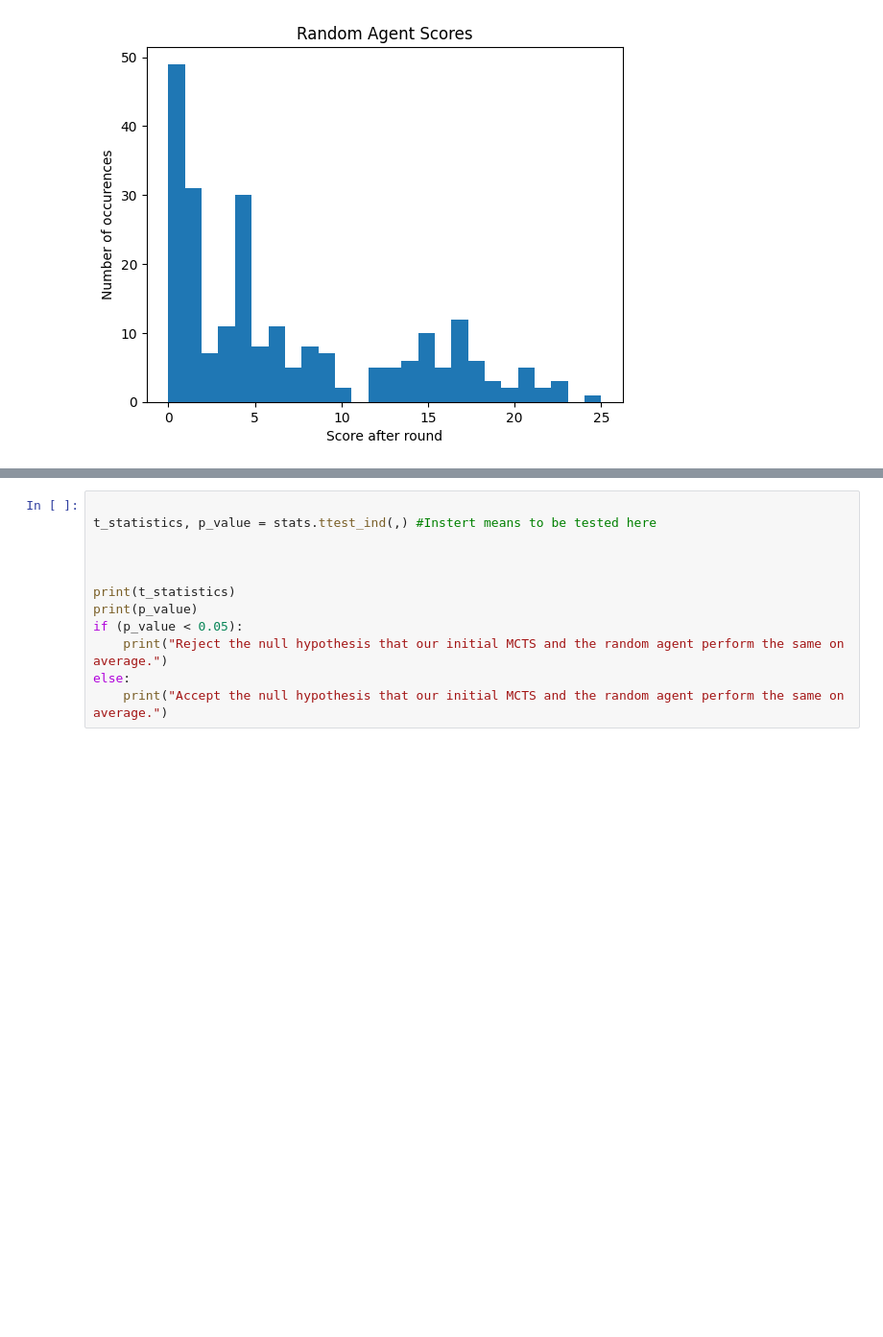
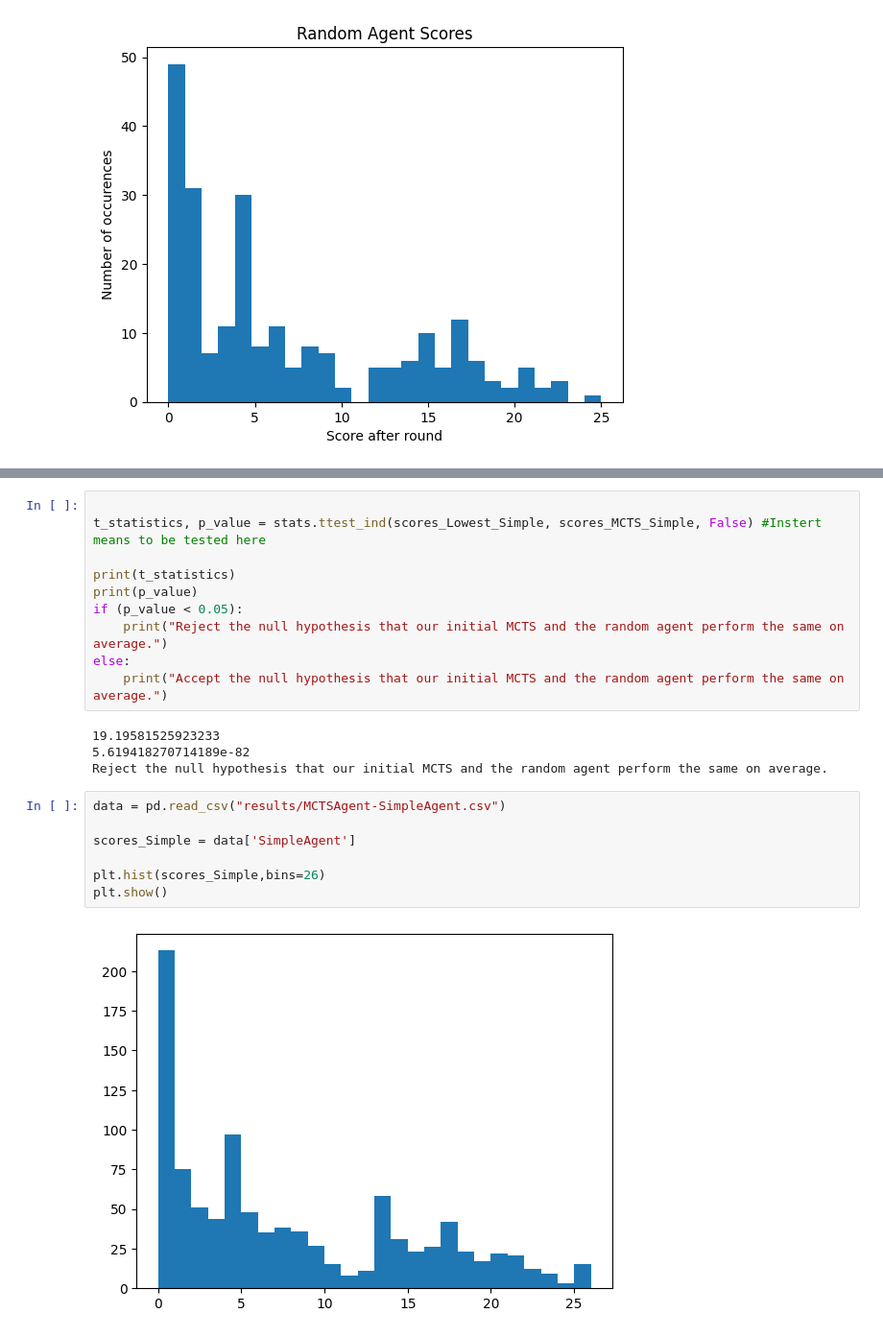
Before and after one commit to SirLeoIV/PlayIT, a Jupyter notebook: src/main/java/com/group09/playit/experiments/plots.ipynb, the cells around one changed output, grey strips where cells are left out. Shown at 96% size. Saved outputs shown, nothing was run; the diff lists cells and outputs as text; blank space fills up the shorter version.

```diff
--- a/src/main/java/com/group09/playit/experiments/plots.ipynb
+++ b/src/main/java/com/group09/playit/experiments/plots.ipynb
@@ -54,9 +69,7 @@ plt.hist(scores_MCST,bins=26)
 [figure]
 # %%
 
-t_statistics, p_value = stats.ttest_ind(,) #Instert means to be tested here
-
-
+t_statistics, p_value = stats.ttest_ind(scores_Lowest_Simple, scores_MCTS_Simple, False) #Instert means to be tested here
 
 print(t_statistics)
 print(p_value)
@@ -64,3 +77,16 @@ if (p_value < 0.05):
     print("Reject the null hypothesis that our initial MCTS and the random agent perform the same on average.")
 else:
     print("Accept the null hypothesis that our initial MCTS and the random agent perform the same on average.")
+# %% [output]
+19.19581525923233
+5.619418270714189e-82
+Reject the null hypothesis that our initial MCTS and the random agent perform the same on average.
+# %%
+data = pd.read_csv("results/MCTSAgent-SimpleAgent.csv")
+
+scores_Simple = data['SimpleAgent']
+
+plt.hist(scores_Simple,bins=26)
+plt.show()
+# %% [output]
+[figure, added]
```
Also changed, not shown: parts of 2 cells of this notebook, 2 other files.
